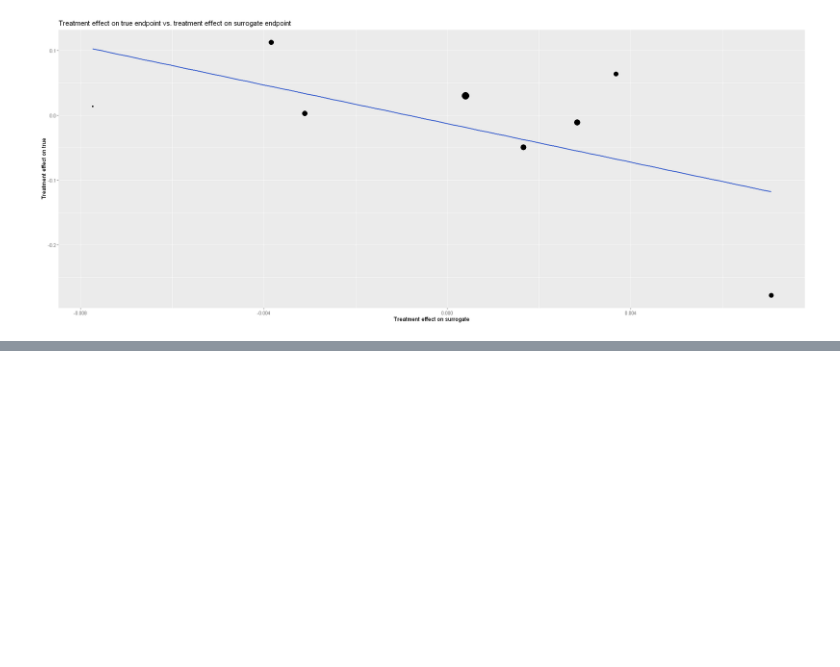
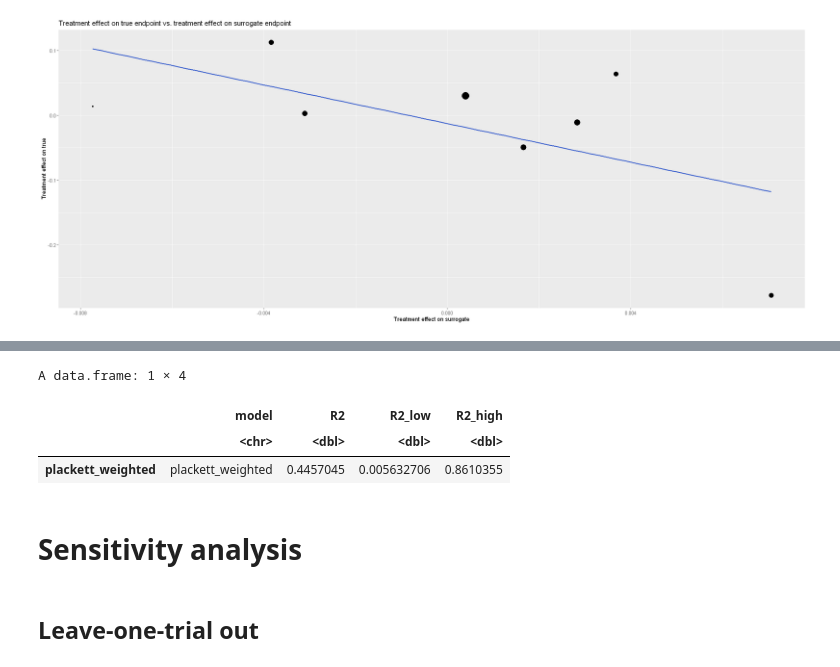
Before and after one commit to Kodro23/Surrogacy_evaluation_CA125, a Jupyter notebook: notebooks/Surrogacy_evaluation_of_CA125_lcmm.ipynb, the cells around one changed output, grey strips where cells are left out. Drawn from its saved outputs; the diff is of its cells as text; code cells hidden in the pictures; blank space fills up the shorter version.

```diff
--- a/notebooks/Surrogacy_evaluation_of_CA125_lcmm.ipynb
+++ b/notebooks/Surrogacy_evaluation_of_CA125_lcmm.ipynb
@@ -1431,3 +1266,15 @@ Fitting the model with Plackett copula...
 Fitting the model with Plackett copula...
 
 Fitting the model with Plackett copula...
+# %%
+boot_summary_kelim<-get(load("results/summaries/boot_summary_kelim.RData"))
+boot_summary_kelim
+# %% [output]
+A data.frame: 1 × 4
+|  | model | R2 | R2_low | R2_high |
+|  | <chr> | <dbl> | <dbl> | <dbl> |
+| plackett_weighted | plackett_weighted | 0.4457045 | 0.005632706 | 0.8610355 |
+# %% [markdown]
+# Sensitivity analysis
+# %% [markdown]
+## Leave-one-trial out
```
Also changed, not shown: parts of 21 cells of this notebook, 1 other file.
